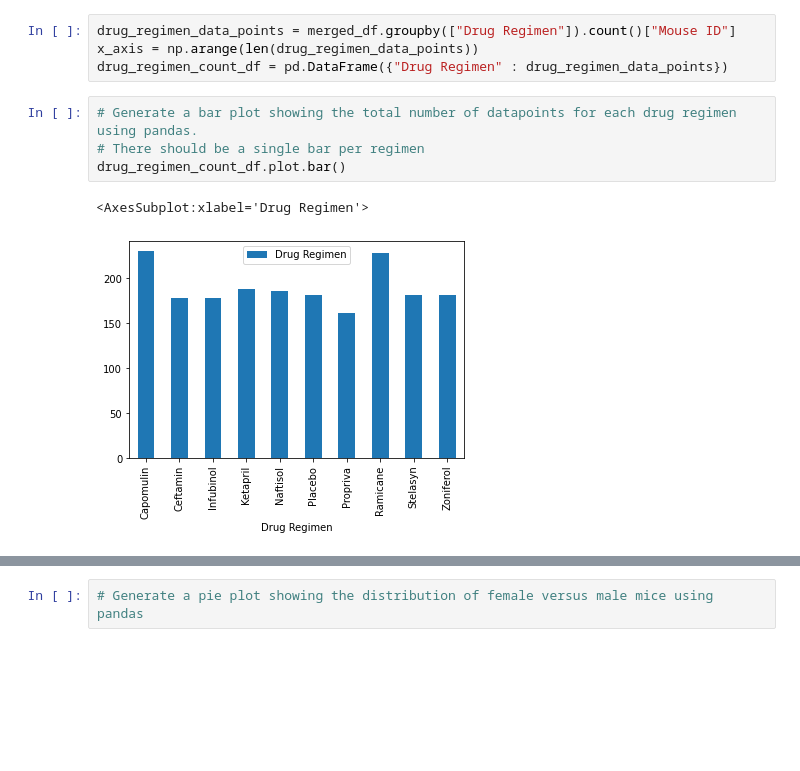
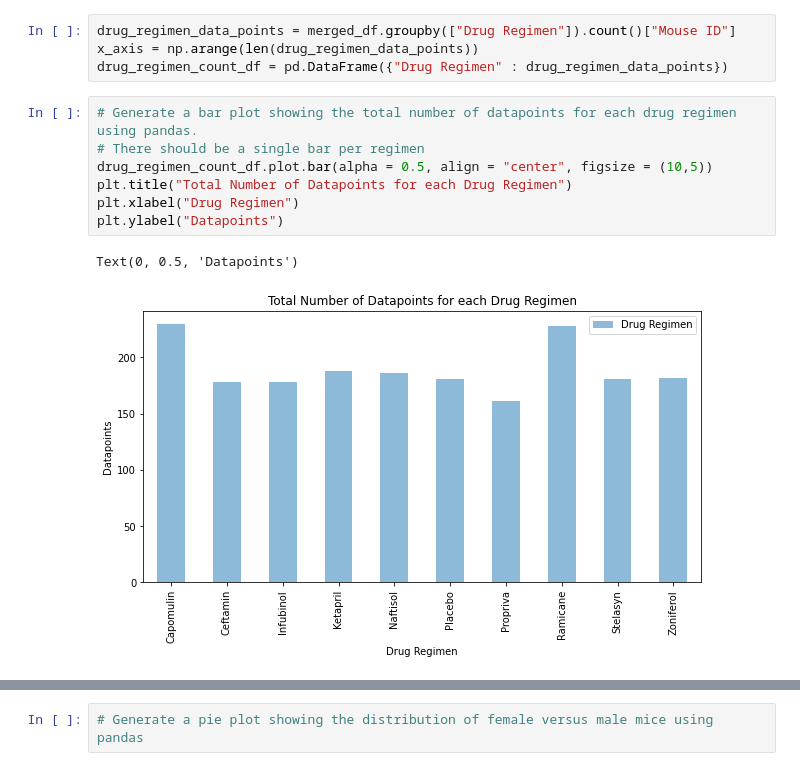
Before and after one commit to cveras33/matplotlib-challenge, a Jupyter notebook: Pymaceuticals/pymaceuticals_starter.ipynb, the cells around one changed output, grey strips where cells are left out. Saved outputs shown, nothing was run; the diff lists cells and outputs as text; blank space fills up the shorter version.

```diff
--- a/Pymaceuticals/pymaceuticals_starter.ipynb
+++ b/Pymaceuticals/pymaceuticals_starter.ipynb
@@ -112,9 +112,12 @@ drug_regimen_count_df = pd.DataFrame({"Drug Regimen" : drug_regimen_data_points}
 # %%
 # Generate a bar plot showing the total number of datapoints for each drug regimen using pandas.
 # There should be a single bar per regimen
-drug_regimen_count_df.plot.bar()
+drug_regimen_count_df.plot.bar(alpha = 0.5, align = "center", figsize = (10,5))
+plt.title("Total Number of Datapoints for each Drug Regimen")
+plt.xlabel("Drug Regimen")
+plt.ylabel("Datapoints")
 # %% [output]
-<AxesSubplot:xlabel='Drug Regimen'>
+Text(0, 0.5, 'Datapoints')
-[figure, old version]
+[figure, new version]
 # %%
 # General identical bar plot using pyplot instead of pandas.
```
Also changed, not shown: parts of 5 cells of this notebook.
